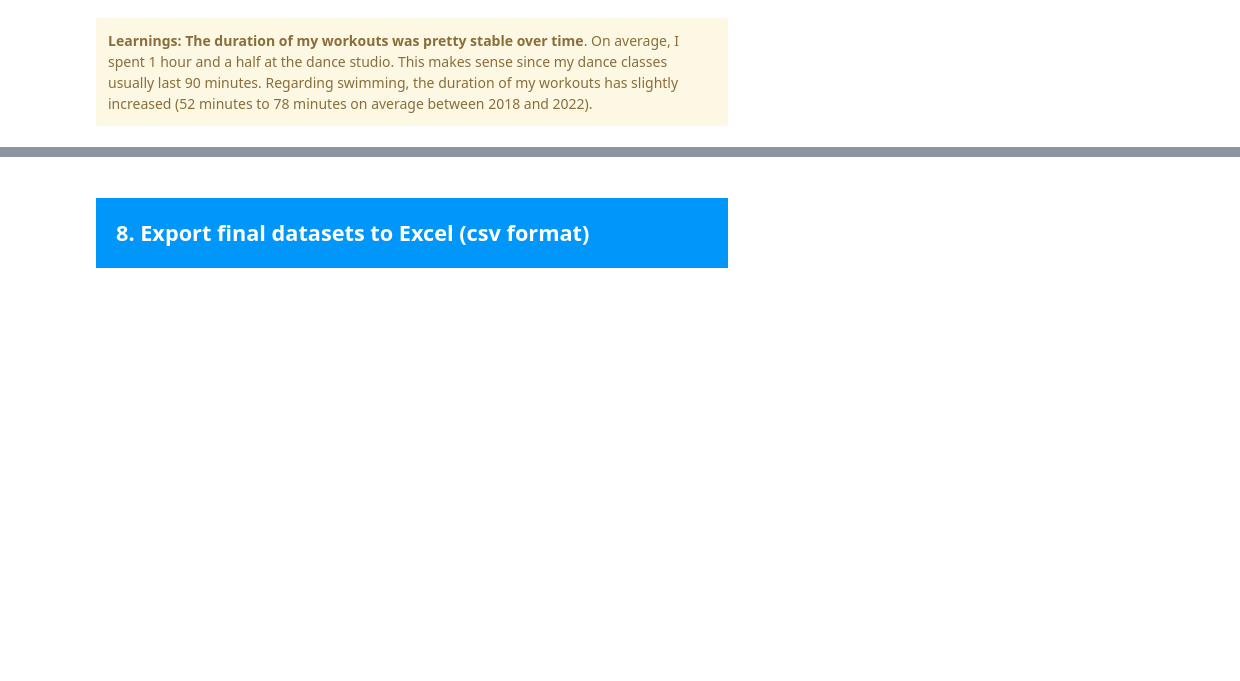
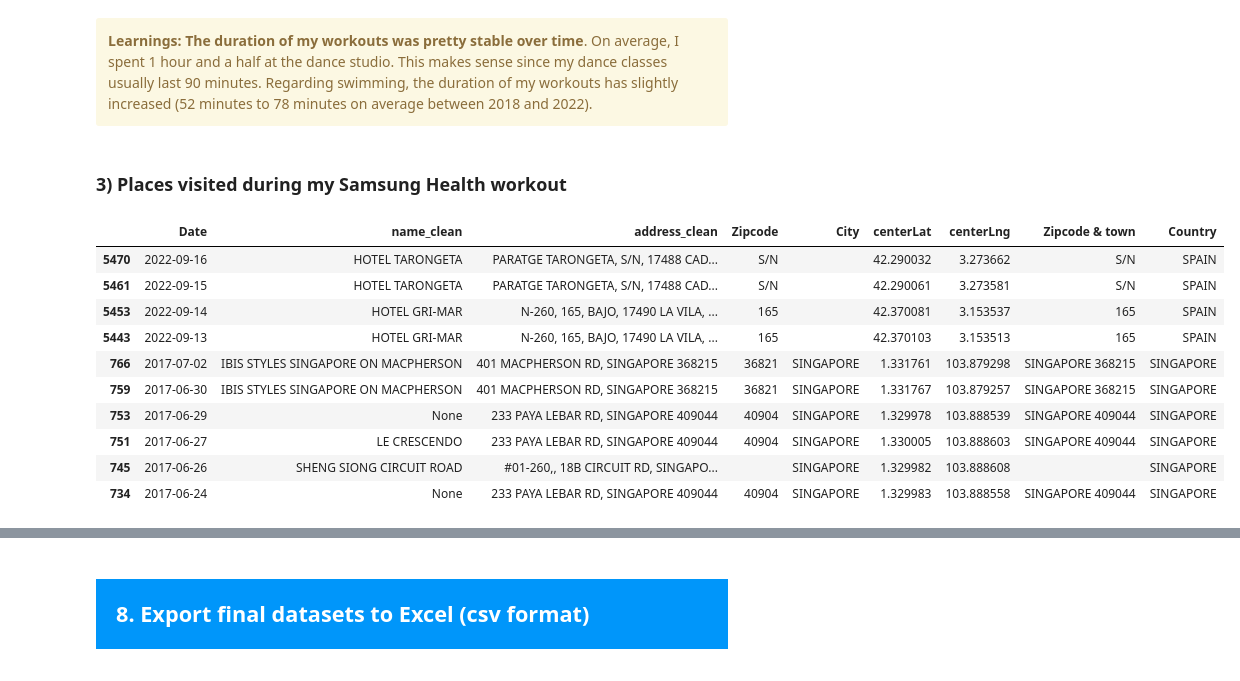
Before and after one commit to MargotMarchais/Samsung_Health_revamp, a Jupyter notebook: Part2_Google_Maps_Analysis_public_version.ipynb, the cells around one changed output, grey strips where cells are left out. Cells and saved outputs as stored; diff of their text form; code cells hidden in the pictures; blank space fills up the shorter version.

```diff
--- a/Part2_Google_Maps_Analysis_public_version.ipynb
+++ b/Part2_Google_Maps_Analysis_public_version.ipynb
@@ -583,3 +584,40 @@ sns.boxplot(data = place_visits_df, x="Sports", y= "duration_minutes", hue = "Ye
 This makes sense since my dance classes usually last 90 minutes.
 Regarding swimming, the duration of my workouts has slightly increased (52 minutes to 78 minutes on average between 2018 and 2022).
 </div>
+# %% [markdown]
+### 3) Places visited during my Samsung Health workout  <a class="anchor" id="7.3"></a>
+# %%
+# Objective: I want to identify the place I stayed the most every day thanks to Google Maps data.
+
+#Step 1: I exclude work and private home addresses from the data
+    # This step is not detailed in the public version of the notebook for privacy reasons
+all_non_personal_data = place_visits_df[(place_visits_df["Address_type"]!="WORK") & (place_visits_df["Address_type"]!="HOME")]
+
+#Step 2: I compute for every date the maximum duration
+#max_day = all_non_personal_data.groupby("Date")["duration_minutes"].max()
+max_day = all_non_personal_data.groupby("Date")["duration_minutes"].max()
+max_day.reset_index()
+max_day = pd.DataFrame(max_day).rename(columns = {"duration_minutes" : "max_dur_day"})
+
+#Step 3: I integrate this maximum duration into the dataframe that contains no private information
+check1 = max_day.merge(place_visits_df, on = "Date")
+
+#Step4: I keep only the rows where the duration_minutes is equal to the maximum duration.
+    # This will give me the name of the places where I spent most of my time during the day (home and work excluded)
+final_data = check1[["Date", "name_clean", "address_clean",
+                    "Zipcode", "City", "centerLat", "centerLng",
+                    "Zipcode & town", "Country"]][check1["duration_minutes"]== check1["max_dur_day"]]
+
+final_data.sort_values(["Country", "Date"], ascending = False).head(10)
+# %% [output]
+|  | Date | name_clean | address_clean | Zipcode | City | centerLat | centerLng | Zipcode & town | Country |
+| 5470 | 2022-09-16 | HOTEL TARONGETA | PARATGE TARONGETA, S/N, 17488 CAD... | S/N |  | 42.290032 | 3.273662 | S/N | SPAIN |
+| 5461 | 2022-09-15 | HOTEL TARONGETA | PARATGE TARONGETA, S/N, 17488 CAD... | S/N |  | 42.290061 | 3.273581 | S/N | SPAIN |
+| 5453 | 2022-09-14 | HOTEL GRI-MAR | N-260, 165, BAJO, 17490 LA VILA, ... | 165 |  | 42.370081 | 3.153537 | 165 | SPAIN |
+| 5443 | 2022-09-13 | HOTEL GRI-MAR | N-260, 165, BAJO, 17490 LA VILA, ... | 165 |  | 42.370103 | 3.153513 | 165 | SPAIN |
+| 766 | 2017-07-02 | IBIS STYLES SINGAPORE ON MACPHERSON | 401 MACPHERSON RD, SINGAPORE 368215 | 36821 | SINGAPORE | 1.331761 | 103.879298 | SINGAPORE 368215 | SINGAPORE |
+| 759 | 2017-06-30 | IBIS STYLES SINGAPORE ON MACPHERSON | 401 MACPHERSON RD, SINGAPORE 368215 | 36821 | SINGAPORE | 1.331767 | 103.879257 | SINGAPORE 368215 | SINGAPORE |
+| 753 | 2017-06-29 | None | 233 PAYA LEBAR RD, SINGAPORE 409044 | 40904 | SINGAPORE | 1.329978 | 103.888539 | SINGAPORE 409044 | SINGAPORE |
+| 751 | 2017-06-27 | LE CRESCENDO | 233 PAYA LEBAR RD, SINGAPORE 409044 | 40904 | SINGAPORE | 1.330005 | 103.888603 | SINGAPORE 409044 | SINGAPORE |
+| 745 | 2017-06-26 | SHENG SIONG CIRCUIT ROAD | #01-260,, 18B CIRCUIT RD, SINGAPO... |  | SINGAPORE | 1.329982 | 103.888608 |  | SINGAPORE |
+| 734 | 2017-06-24 | None | 233 PAYA LEBAR RD, SINGAPORE 409044 | 40904 | SINGAPORE | 1.329983 | 103.888558 | SINGAPORE 409044 | SINGAPORE |
```
Also changed, not shown: parts of 5 cells of this notebook.
